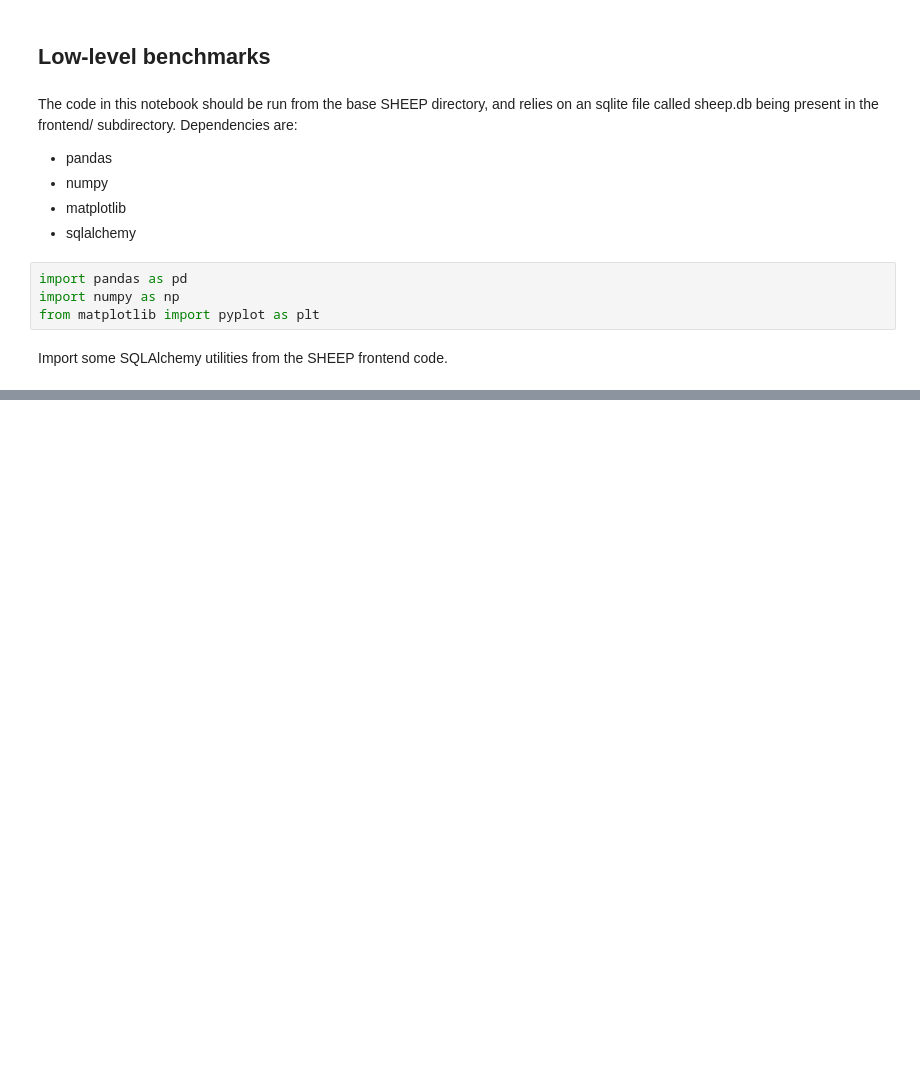
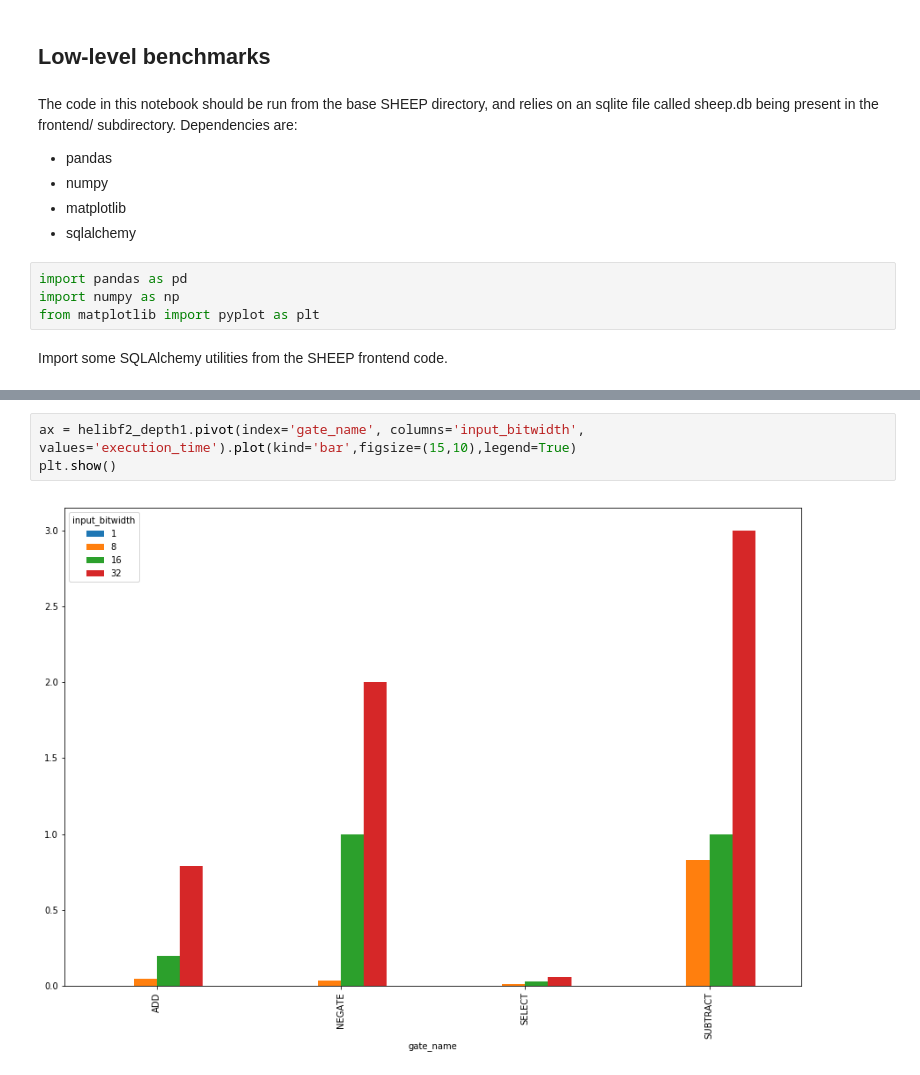
Before and after one commit to alan-turing-institute/SHEEP, a Jupyter notebook: Low-level-benchmarks.ipynb, the cells around one changed output, grey strips where cells are left out. Drawn from its saved outputs; the diff is of its cells as text; blank space fills up the shorter version.

```diff
--- a/Low-level-benchmarks.ipynb
+++ b/Low-level-benchmarks.ipynb
@@ -56,0 +42,5 @@ TraitError: The 'type' trait of a Scale instance must be any of ['linear', 'log'
+# %%
+ax = helibf2_depth1.pivot(index='gate_name', columns='input_bitwidth', values='execution_time').plot(kind='bar',figsize=(15,10),legend=True)
+plt.show()
+# %% [output]
+[figure, added]
```
Also changed, not shown: parts of 18 cells of this notebook.
